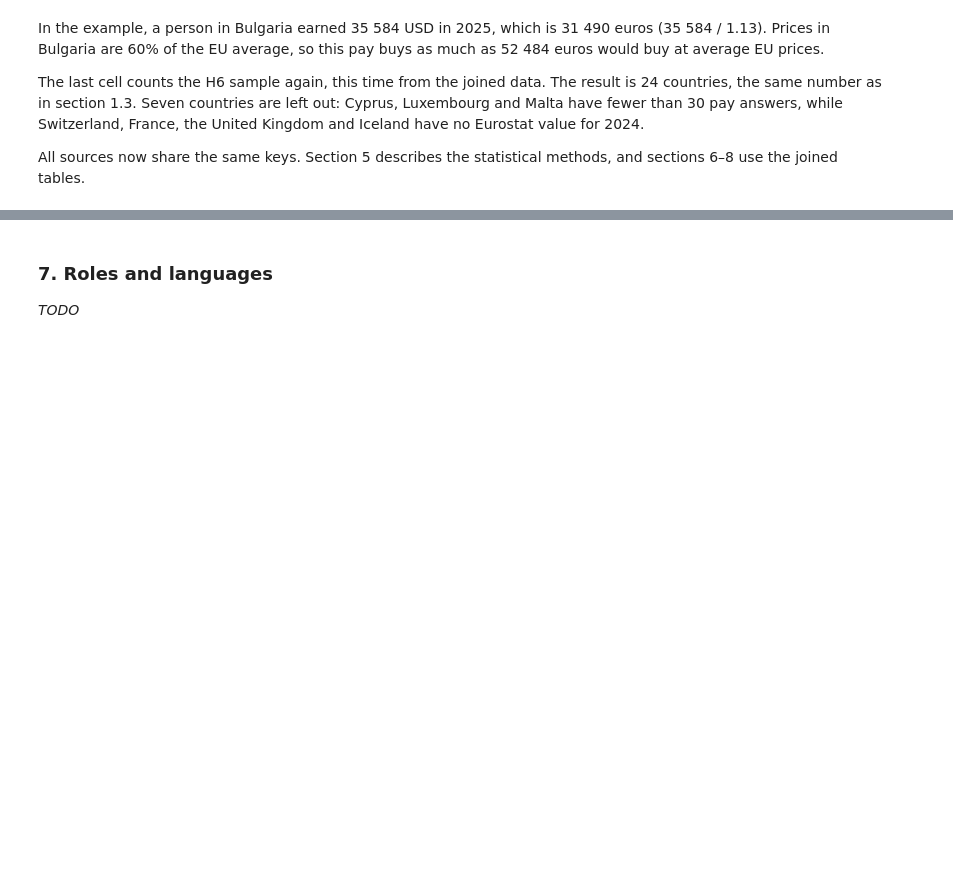
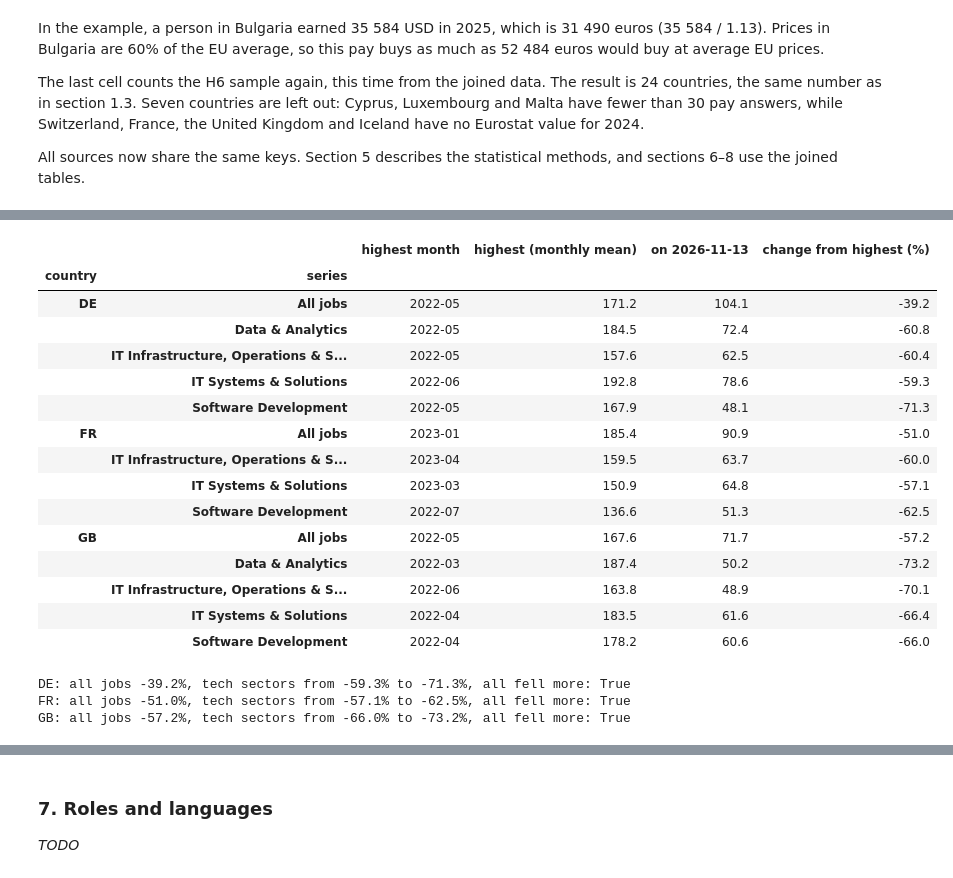
Before and after one commit to N1ko-Gr/eu-tech-job-market, a Jupyter notebook: eu_tech_job_market.ipynb, the cells around one changed output, grey strips where cells are left out. Saved outputs shown, nothing was run; the diff lists cells and outputs as text; code cells hidden in the pictures; blank space fills up the shorter version.

```diff
--- a/eu_tech_job_market.ipynb
+++ b/eu_tech_job_market.ipynb
@@ -1046,0 +1365,41 @@ _TODO_
+# %%
+monthly_postings = (postings.groupby(["country", "display_name", pd.Grouper(key="date", freq="MS")])
+                    ["indeed_job_postings_index"].mean())
+peaks = []
+for (country, name), series in monthly_postings.groupby(level=["country", "display_name"]):
+    peak_month = series.idxmax()[2]
+    latest = postings.loc[(postings["country"] == country) & (postings["display_name"] == name)
+                          & (postings["date"] == LATEST_DAY), "indeed_job_postings_index"].item()
+    peaks.append({"country": country, "series": name, "highest month": peak_month.strftime("%Y-%m"),
+                  "highest (monthly mean)": series.max(), f"on {LATEST_DAY.date()}": latest,
+                  "change from highest (%)": percent_change(series.max(), latest)})
+peak_table = pd.DataFrame(peaks).set_index(["country", "series"]).round(1)
+peak_table
+# %% [output]
+|  |  | highest month | highest (monthly mean) | on 2026-11-13 | change from highest (%) |
+| country | series |  |  |  |  |
+| DE | All jobs | 2022-05 | 171.2 | 104.1 | -39.2 |
+|  | Data & Analytics | 2022-05 | 184.5 | 72.4 | -60.8 |
+|  | IT Infrastructure, Operations & S... | 2022-05 | 157.6 | 62.5 | -60.4 |
+|  | IT Systems & Solutions | 2022-06 | 192.8 | 78.6 | -59.3 |
+|  | Software Development | 2022-05 | 167.9 | 48.1 | -71.3 |
+| FR | All jobs | 2023-01 | 185.4 | 90.9 | -51.0 |
+|  | IT Infrastructure, Operations & S... | 2023-04 | 159.5 | 63.7 | -60.0 |
+|  | IT Systems & Solutions | 2023-03 | 150.9 | 64.8 | -57.1 |
+|  | Software Development | 2022-07 | 136.6 | 51.3 | -62.5 |
+| GB | All jobs | 2022-05 | 167.6 | 71.7 | -57.2 |
+|  | Data & Analytics | 2022-03 | 187.4 | 50.2 | -73.2 |
+|  | IT Infrastructure, Operations & S... | 2022-06 | 163.8 | 48.9 | -70.1 |
+|  | IT Systems & Solutions | 2022-04 | 183.5 | 61.6 | -66.4 |
+|  | Software Development | 2022-04 | 178.2 | 60.6 | -66.0 |
+# %%
+# did every tech sector fall more from its highest point than all jobs in the same country?
+change = peak_table["change from highest (%)"]
+for country in ["DE", "FR", "GB"]:
+    tech_changes = change[country].drop("All jobs")
+    print(f"{country}: all jobs {change[country, 'All jobs']:.1f}%, tech sectors from {tech_changes.max():.1f}% "
+          f"to {tech_changes.min():.1f}%, all fell more: {(tech_changes < change[country, 'All jobs']).all()}")
+# %% [output]
+DE: all jobs -39.2%, tech sectors from -59.3% to -71.3%, all fell more: True
+FR: all jobs -51.0%, tech sectors from -57.1% to -62.5%, all fell more: True
+GB: all jobs -57.2%, tech sectors from -66.0% to -73.2%, all fell more: True
```
Also changed, not shown: parts of 30 cells of this notebook, 1 other file.
